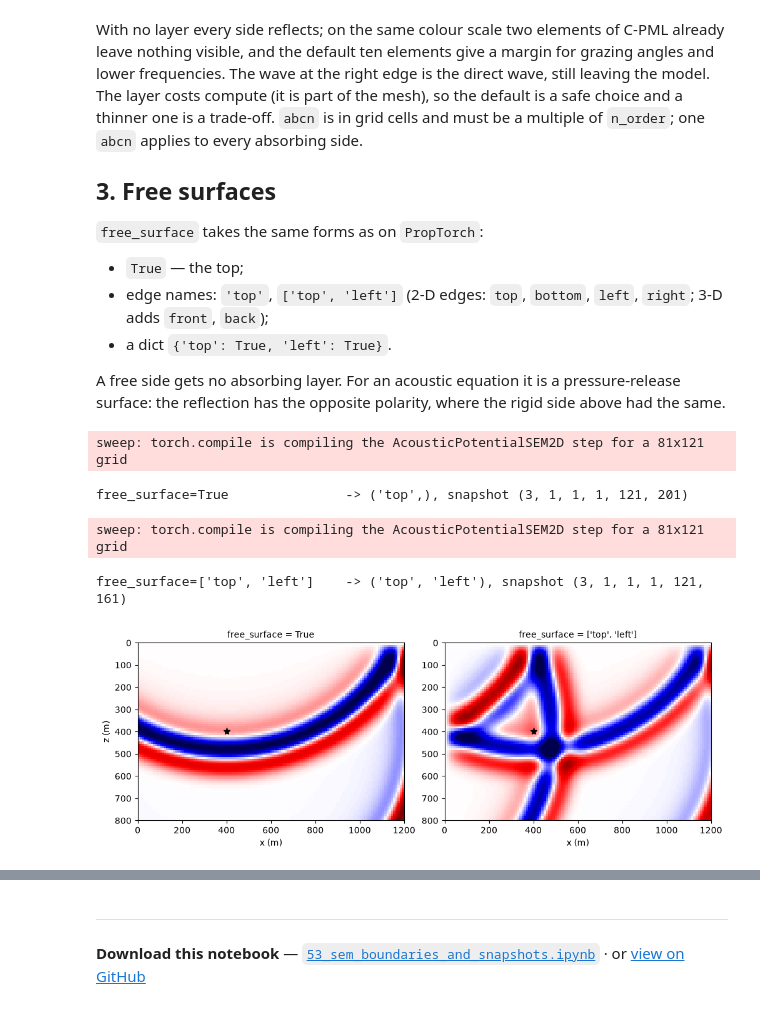
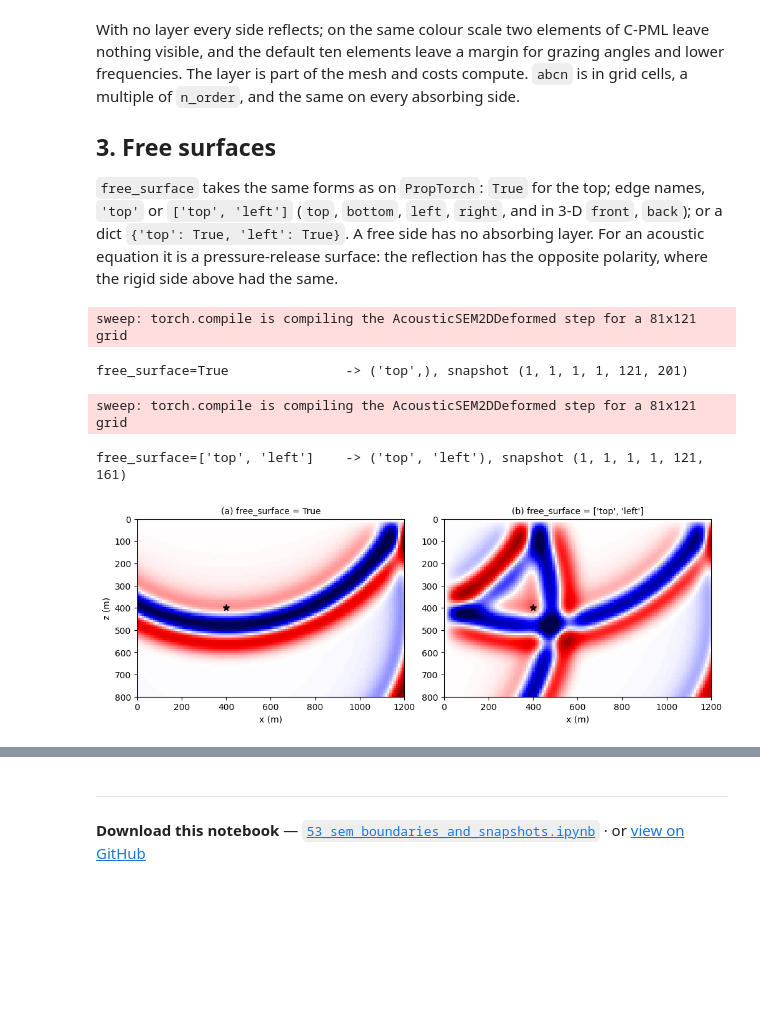
Before and after one commit to DeepWave-KAUST/sweep, a Jupyter notebook: docs/notebooks/53_sem_boundaries_and_snapshots.ipynb, the cells around one changed output, grey strips where cells are left out. Cells and saved outputs as stored; diff of their text form; code cells hidden in the pictures; blank space fills up the shorter version.

```diff
--- a/docs/notebooks/53_sem_boundaries_and_snapshots.ipynb
+++ b/docs/notebooks/53_sem_boundaries_and_snapshots.ipynb
@@ -87,17 +70,14 @@ wavelet = ricker(np.arange(nt) * dt - delay, f=f0).astype(np.float32)
 src = np.array([[40, 40]])
 rec = np.array([[[100, 40]]])                 # one receiver to the right
 step = int(round((delay + 0.45) / dt))
-around = [step - 1, step, step + 1]           # for the pressure
 
-imgs, traces = {}, {}
+imgs = {}
 for abcn in (0, 8, None):
-    solver = PropSEM(AcousticPotentialSEM2D, shape=shape, dh=dh, dt=dt,
-                     n_order=n_order, abcn=abcn, f_dominant=f0,
-                     receiver_type=['p'], impl='eager', device=device)
+    solver = PropSEM(AcousticSEM2DDeformed, shape=shape, dh=dh, dt=dt,
+                     n_order=n_order, abcn=abcn, f_dominant=f0, device=device)
     with torch.no_grad():
-        seis, snaps = solver(wavelet, src, rec, models=[vp],
-                             return_wavefield=True, snapshot_times=around)
+        _, snaps = solver(wavelet, src, rec, models=[vp],
+                          return_wavefield=True, snapshot_times=[step])
     print(f'abcn={solver.abcn:3d}  snapshot {tuple(snaps.shape)}  fields {solver.snapshot_fields}')
-    imgs[solver.abcn] = crop(pressure(snaps[:, 0, 0, 0].numpy()), solver)
-    traces[solver.abcn] = seis[0, :, 0, 0].cpu().numpy()
+    imgs[solver.abcn] = crop(snaps[0, 0, 0, 0].numpy(), solver)
 # %% [output]
@@ -110,16 +90,9 @@ abcn= 40  snapshot (3, 1, 1, 1, 161, 201)  fields ['chi']
 # %%
-# one colour scale for the three, so the residual reflections compare directly
+# one colour scale for the three, so the reflections compare directly
 lim = np.percentile(np.abs(imgs[0][imgs[0] != 0]), 99)
 fig, axes = plt.subplots(1, 3, figsize=(14, 3.6), constrained_layout=True)
-for ax, (abcn, img) in zip(axes, imgs.items()):
-    show(ax, img, f'abcn = {abcn}' + (' (default)' if abcn == 40 else ''), src[0], lim)
+for ax, lab, (abcn, img) in zip(axes, 'abc', imgs.items()):
+    show(ax, img, f'({lab}) abcn = {abcn}' + (' (default)' if abcn == 40 else ''), src[0], lim)
 axes[0].set_ylabel('z (m)')
 plt.show()
-
-t = np.arange(nt) * dt
-fig, ax = plt.subplots(figsize=(12, 2.6), constrained_layout=True)
-for abcn, tr in traces.items():
-    ax.plot(t, tr, lw=1, label=f'abcn = {abcn}')
-ax.set_xlabel('time (s)'); ax.legend(fontsize=8); ax.set_title('p, receiver 600 m to the right')
-plt.show()
 # %% [output]
@@ -128,47 +100,38 @@ plt.show()
 # %% [markdown]
-With no layer every side reflects; on the same colour scale two elements of
-C-PML already leave nothing visible, and the default ten elements give a margin
-for grazing angles and lower frequencies. The wave at the right edge is the
-direct wave, still leaving the model. The layer costs compute (it is part
-of the mesh), so the default is a safe choice and a thinner one is a trade-off.
-`abcn` is in grid cells and must be a multiple of `n_order`; one `abcn` applies
-to every absorbing side.
+With no layer every side reflects; on the same colour scale two elements of C-PML leave
+nothing visible, and the default ten elements leave a margin for grazing angles and lower
+frequencies. The layer is part of the mesh and costs compute. `abcn` is in grid cells, a
+multiple of `n_order`, and the same on every absorbing side.
 
 ## 3. Free surfaces
 
-`free_surface` takes the same forms as on `PropTorch`:
-
-- `True` — the top;
-- edge names: `'top'`, `['top', 'left']` (2-D edges: `top`, `bottom`, `left`, `right`;
-  3-D adds `front`, `back`);
-- a dict `{'top': True, 'left': True}`.
-
-A free side gets no absorbing layer. For an acoustic equation it is a
-pressure-release surface: the reflection has the opposite polarity, where the
+`free_surface` takes the same forms as on `PropTorch`: `True` for the top; edge names,
+`'top'` or `['top', 'left']` (`top`, `bottom`, `left`, `right`, and in 3-D `front`, `back`);
+or a dict `{'top': True, 'left': True}`. A free side has no absorbing layer. For an acoustic
+equation it is a pressure-release surface: the reflection has the opposite polarity, where the
 rigid side above had the same.
 # %%
 imgs = {}
 for fs in (True, ['top', 'left']):
-    solver = PropSEM(AcousticPotentialSEM2D, shape=shape, dh=dh, dt=dt,
-                     n_order=n_order, free_surface=fs, f_dominant=f0,
-                     impl='eager', device=device)
+    solver = PropSEM(AcousticSEM2DDeformed, shape=shape, dh=dh, dt=dt,
+                     n_order=n_order, free_surface=fs, f_dominant=f0, device=device)
     with torch.no_grad():
         _, snaps = solver(wavelet, src, rec, models=[vp],
-                          return_wavefield=True, snapshot_times=around)
+                          return_wavefield=True, snapshot_times=[step])
     print(f'free_surface={fs!r:18s} -> {solver.free_surface}, snapshot {tuple(snaps.shape)}')
-    imgs[str(fs)] = crop(pressure(snaps[:, 0, 0, 0].numpy()), solver)
+    imgs[str(fs)] = crop(snaps[0, 0, 0, 0].numpy(), solver)
 
 fig, axes = plt.subplots(1, 2, figsize=(10, 3.6), constrained_layout=True)
-for ax, (fs, img) in zip(axes, imgs.items()):
-    show(ax, img, f'free_surface = {fs}', src[0])
+for ax, lab, (fs, img) in zip(axes, 'ab', imgs.items()):
+    show(ax, img, f'({lab}) free_surface = {fs}', src[0])
 axes[0].set_ylabel('z (m)')
 plt.show()
 # %% [output]
-sweep: torch.compile is compiling the AcousticPotentialSEM2D step for a 81x121 grid
+sweep: torch.compile is compiling the AcousticSEM2DDeformed step for a 81x121 grid
-free_surface=True               -> ('top',), snapshot (3, 1, 1, 1, 121, 201)
+free_surface=True               -> ('top',), snapshot (1, 1, 1, 1, 121, 201)
-sweep: torch.compile is compiling the AcousticPotentialSEM2D step for a 81x121 grid
+sweep: torch.compile is compiling the AcousticSEM2DDeformed step for a 81x121 grid
-free_surface=['top', 'left']    -> ('top', 'left'), snapshot (3, 1, 1, 1, 121, 161)
+free_surface=['top', 'left']    -> ('top', 'left'), snapshot (1, 1, 1, 1, 121, 161)
-[figure, old version]
+[figure, new version]
 # %% [markdown]
 ## 4. Topography
 
```
Also changed, not shown: parts of 13 cells of this notebook, 19 other files.
